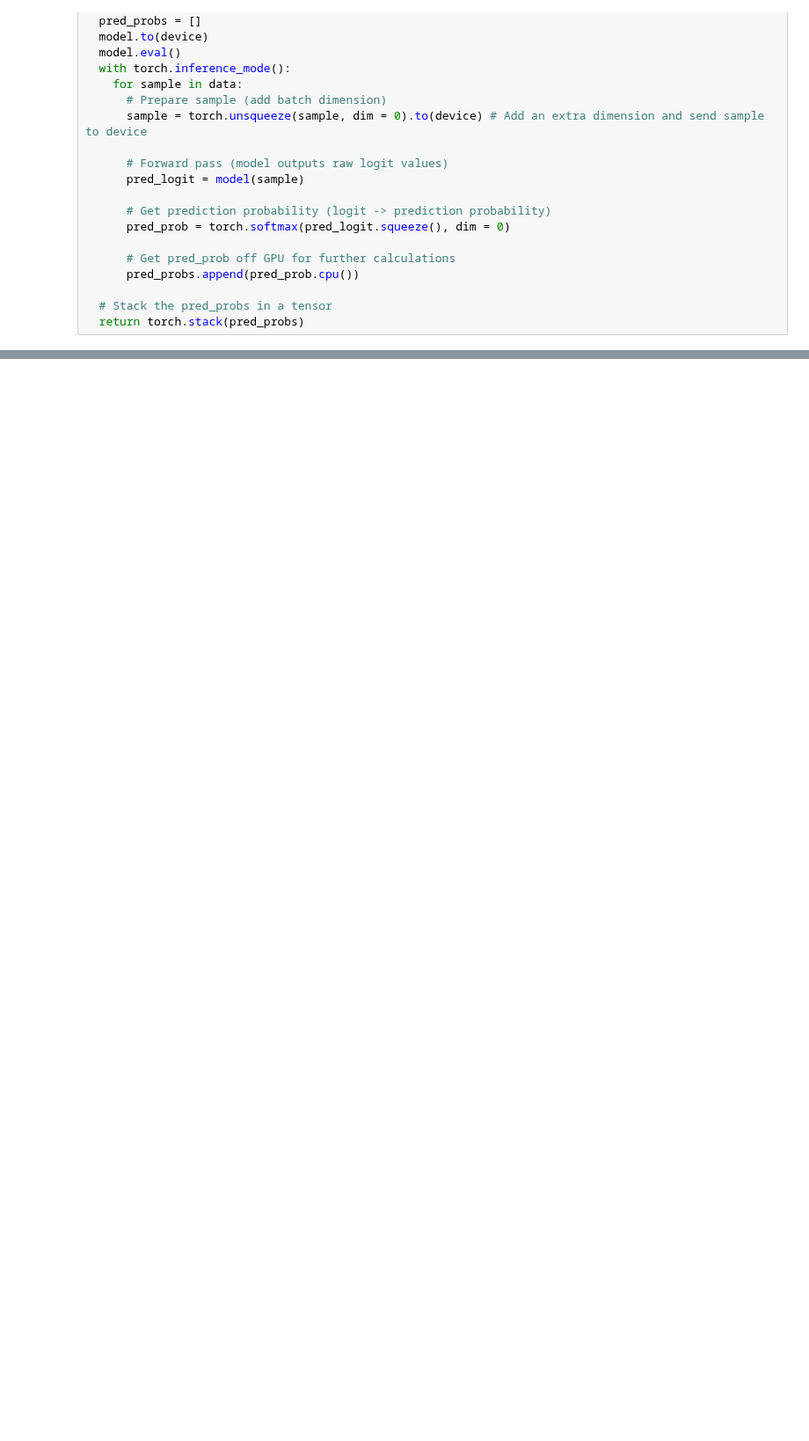
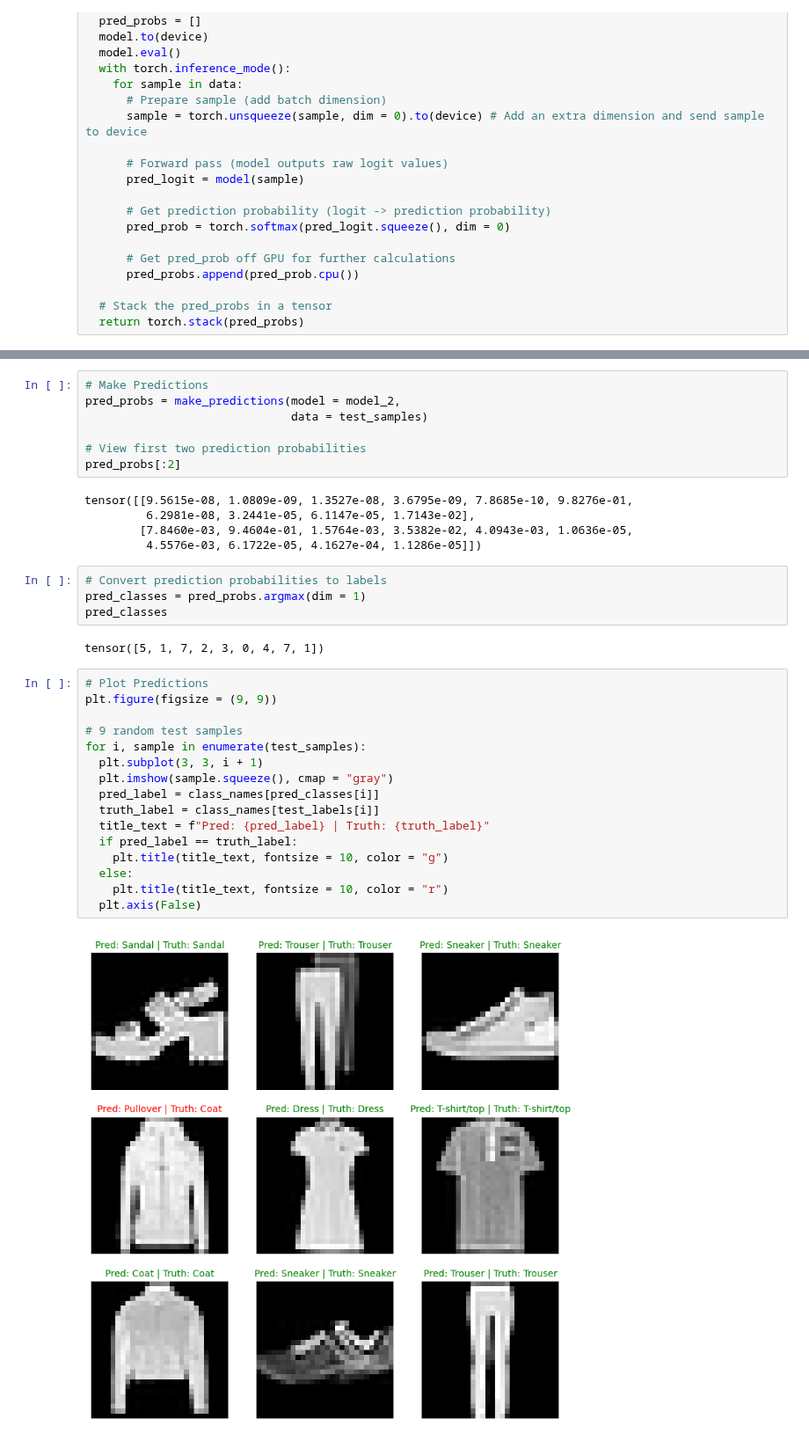
Before and after one commit to pouyarahmti/Pytorch-Deep-Learning-Bootcamp, a Jupyter notebook: 03_PyTorch_Computer_Vision.ipynb, the cells around one changed output, grey strips where cells are left out. Shown at 88% size. Drawn from its saved outputs; the diff is of its cells as text; blank space fills up the shorter version.

```diff
--- a/03_PyTorch_Computer_Vision.ipynb
+++ b/03_PyTorch_Computer_Vision.ipynb
@@ -985,0 +1005,36 @@ def make_predictions(model: torch.nn.Module,
+# %%
+# Make Predictions
+pred_probs = make_predictions(model = model_2,
+                              data = test_samples)
+
+# View first two prediction probabilities
+pred_probs[:2]
+# %% [output]
+tensor([[9.5615e-08, 1.0809e-09, 1.3527e-08, 3.6795e-09, 7.8685e-10, 9.8276e-01,
+         6.2981e-08, 3.2441e-05, 6.1147e-05, 1.7143e-02],
+        [7.8460e-03, 9.4604e-01, 1.5764e-03, 3.5382e-02, 4.0943e-03, 1.0636e-05,
+         4.5576e-03, 6.1722e-05, 4.1627e-04, 1.1286e-05]])
+# %%
+# Convert prediction probabilities to labels
+pred_classes = pred_probs.argmax(dim = 1)
+pred_classes
+# %% [output]
+tensor([5, 1, 7, 2, 3, 0, 4, 7, 1])
+# %%
+# Plot Predictions
+plt.figure(figsize = (9, 9))
+
+# 9 random test samples
+for i, sample in enumerate(test_samples):
+  plt.subplot(3, 3, i + 1)
+  plt.imshow(sample.squeeze(), cmap = "gray")
+  pred_label = class_names[pred_classes[i]]
+  truth_label = class_names[test_labels[i]]
+  title_text = f"Pred: {pred_label} | Truth: {truth_label}"
+  if pred_label == truth_label:
+    plt.title(title_text, fontsize = 10, color = "g")
+  else:
+    plt.title(title_text, fontsize = 10, color = "r")
+  plt.axis(False)
+# %% [output]
+[figure, added]
```
Also changed, not shown: parts of 2 cells of this notebook.
